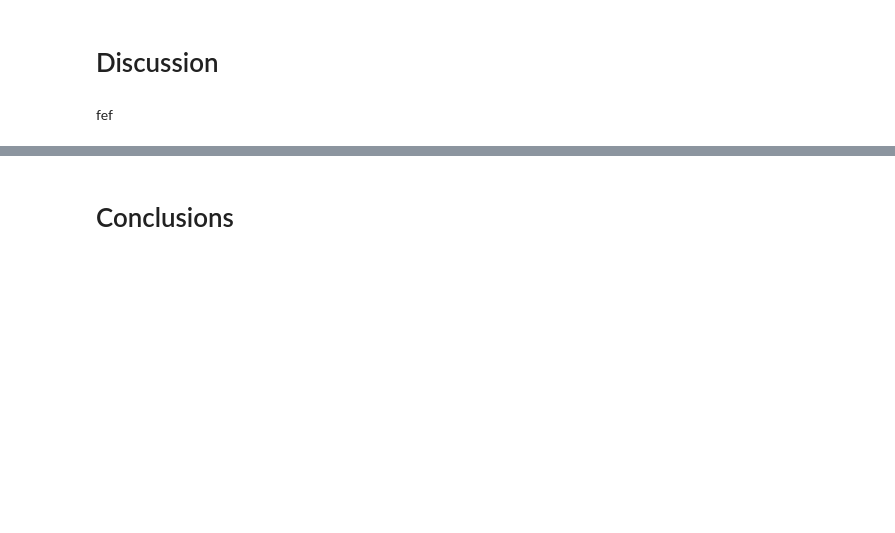
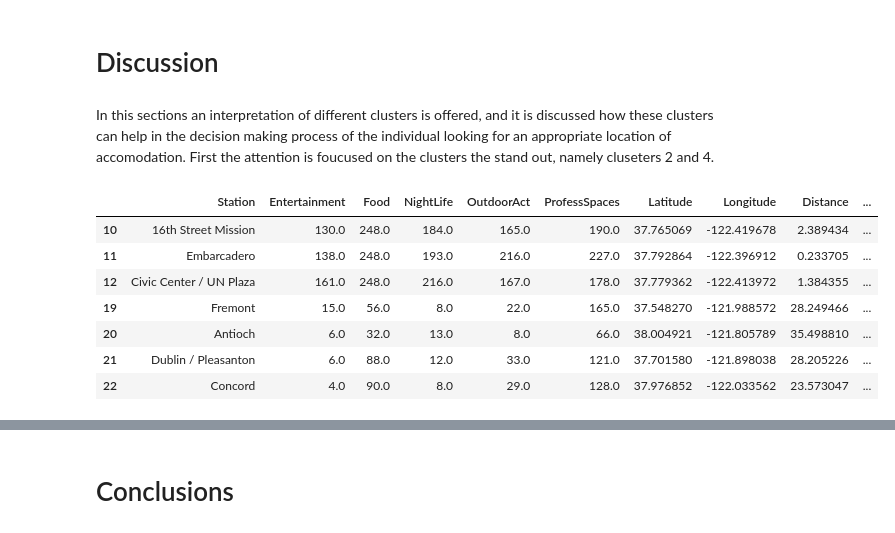
Before and after one commit to Jaskanwal/IBM-Data-Science-Professional-Certificate, a Jupyter notebook: CapstoneProject_TheBattleOfNeighborhoods.ipynb, the cells around one changed output, grey strips where cells are left out. Saved outputs shown, nothing was run; the diff lists cells and outputs as text; code cells hidden in the pictures; blank space fills up the shorter version.

```diff
--- a/CapstoneProject_TheBattleOfNeighborhoods.ipynb
+++ b/CapstoneProject_TheBattleOfNeighborhoods.ipynb
@@ -331,5 +333,5 @@ plt.show()
 [figure]
 # %% [markdown]
 # Discussion
-# %% [markdown]
-fef
+# %% [markdown]
+In this sections an interpretation of different clusters is offered, and it is discussed how these clusters can help in the decision making process of the individual looking for an appropriate location of accomodation. First the attention is foucused on the clusters the stand out, namely cluseters 2 and 4.
@@ -335,0 +345,11 @@ fef
+# %%
+MergedDataset[filterfun(MergedDataset,[2,4])]
+# %% [output]
+|  | Station | Entertainment | Food | NightLife | OutdoorAct | ProfessSpaces | Latitude | Longitude | Distance | ... |
+| 10 | 16th Street Mission | 130.0 | 248.0 | 184.0 | 165.0 | 190.0 | 37.765069 | -122.419678 | 2.389434 | ... |
+| 11 | Embarcadero | 138.0 | 248.0 | 193.0 | 216.0 | 227.0 | 37.792864 | -122.396912 | 0.233705 | ... |
+| 12 | Civic Center / UN Plaza | 161.0 | 248.0 | 216.0 | 167.0 | 178.0 | 37.779362 | -122.413972 | 1.384355 | ... |
+| 19 | Fremont | 15.0 | 56.0 | 8.0 | 22.0 | 165.0 | 37.548270 | -121.988572 | 28.249466 | ... |
+| 20 | Antioch | 6.0 | 32.0 | 13.0 | 8.0 | 66.0 | 38.004921 | -121.805789 | 35.498810 | ... |
+| 21 | Dublin / Pleasanton | 6.0 | 88.0 | 12.0 | 33.0 | 121.0 | 37.701580 | -121.898038 | 28.205226 | ... |
+| 22 | Concord | 4.0 | 90.0 | 8.0 | 29.0 | 128.0 | 37.976852 | -122.033562 | 23.573047 | ... |
```
Also changed, not shown: parts of 22 cells of this notebook.
